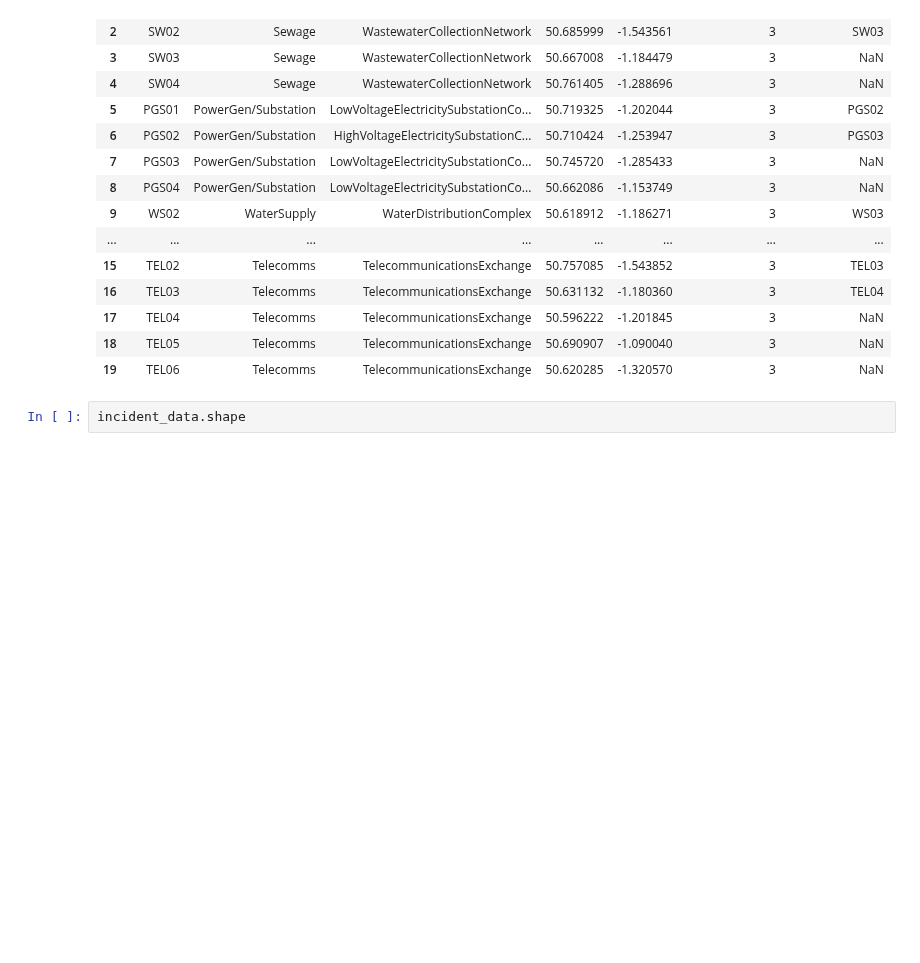
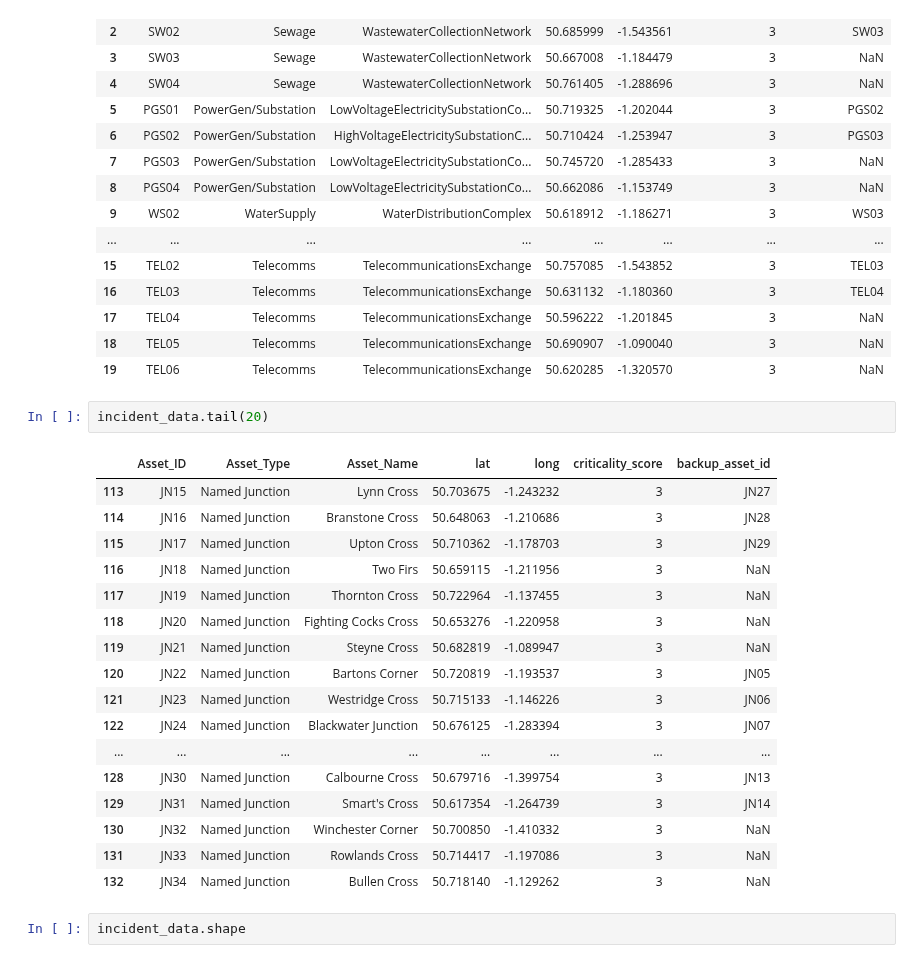
Before and after one commit to National-Digital-Twin/VISTA, a Jupyter notebook: data-science/incident-scenarios/03-vessel-blocking-port/03-graph-scenario-analysis.ipynb, the cells around one changed output. Saved outputs shown, nothing was run; the diff lists cells and outputs as text; blank space fills up the shorter version.

```diff
--- a/data-science/incident-scenarios/03-vessel-blocking-port/03-graph-scenario-analysis.ipynb
+++ b/data-science/incident-scenarios/03-vessel-blocking-port/03-graph-scenario-analysis.ipynb
@@ -44,6 +44,26 @@ incident_data.head(20)
 | 17 | TEL04 | Telecomms | TelecommunicationsExchange | 50.596222 | -1.201845 | 3 | NaN |
 | 18 | TEL05 | Telecomms | TelecommunicationsExchange | 50.690907 | -1.090040 | 3 | NaN |
 | 19 | TEL06 | Telecomms | TelecommunicationsExchange | 50.620285 | -1.320570 | 3 | NaN |
+# %%
+incident_data.tail(20)
+# %% [output]
+|  | Asset_ID | Asset_Type | Asset_Name | lat | long | criticality_score | backup_asset_id |
+| 113 | JN15 | Named Junction | Lynn Cross | 50.703675 | -1.243232 | 3 | JN27 |
+| 114 | JN16 | Named Junction | Branstone Cross | 50.648063 | -1.210686 | 3 | JN28 |
+| 115 | JN17 | Named Junction | Upton Cross | 50.710362 | -1.178703 | 3 | JN29 |
+| 116 | JN18 | Named Junction | Two Firs | 50.659115 | -1.211956 | 3 | NaN |
+| 117 | JN19 | Named Junction | Thornton Cross | 50.722964 | -1.137455 | 3 | NaN |
+| 118 | JN20 | Named Junction | Fighting Cocks Cross | 50.653276 | -1.220958 | 3 | NaN |
+| 119 | JN21 | Named Junction | Steyne Cross | 50.682819 | -1.089947 | 3 | NaN |
+| 120 | JN22 | Named Junction | Bartons Corner | 50.720819 | -1.193537 | 3 | JN05 |
+| 121 | JN23 | Named Junction | Westridge Cross | 50.715133 | -1.146226 | 3 | JN06 |
+| 122 | JN24 | Named Junction | Blackwater Junction | 50.676125 | -1.283394 | 3 | JN07 |
+| ... | ... | ... | ... | ... | ... | ... | ... |
+| 128 | JN30 | Named Junction | Calbourne Cross | 50.679716 | -1.399754 | 3 | JN13 |
+| 129 | JN31 | Named Junction | Smart's Cross | 50.617354 | -1.264739 | 3 | JN14 |
+| 130 | JN32 | Named Junction | Winchester Corner | 50.700850 | -1.410332 | 3 | NaN |
+| 131 | JN33 | Named Junction | Rowlands Cross | 50.714417 | -1.197086 | 3 | NaN |
+| 132 | JN34 | Named Junction | Bullen Cross | 50.718140 | -1.129262 | 3 | NaN |
 # %%
 incident_data.shape
 # %% [output]
```
Also changed, not shown: parts of 25 cells of this notebook, 25 other files.
